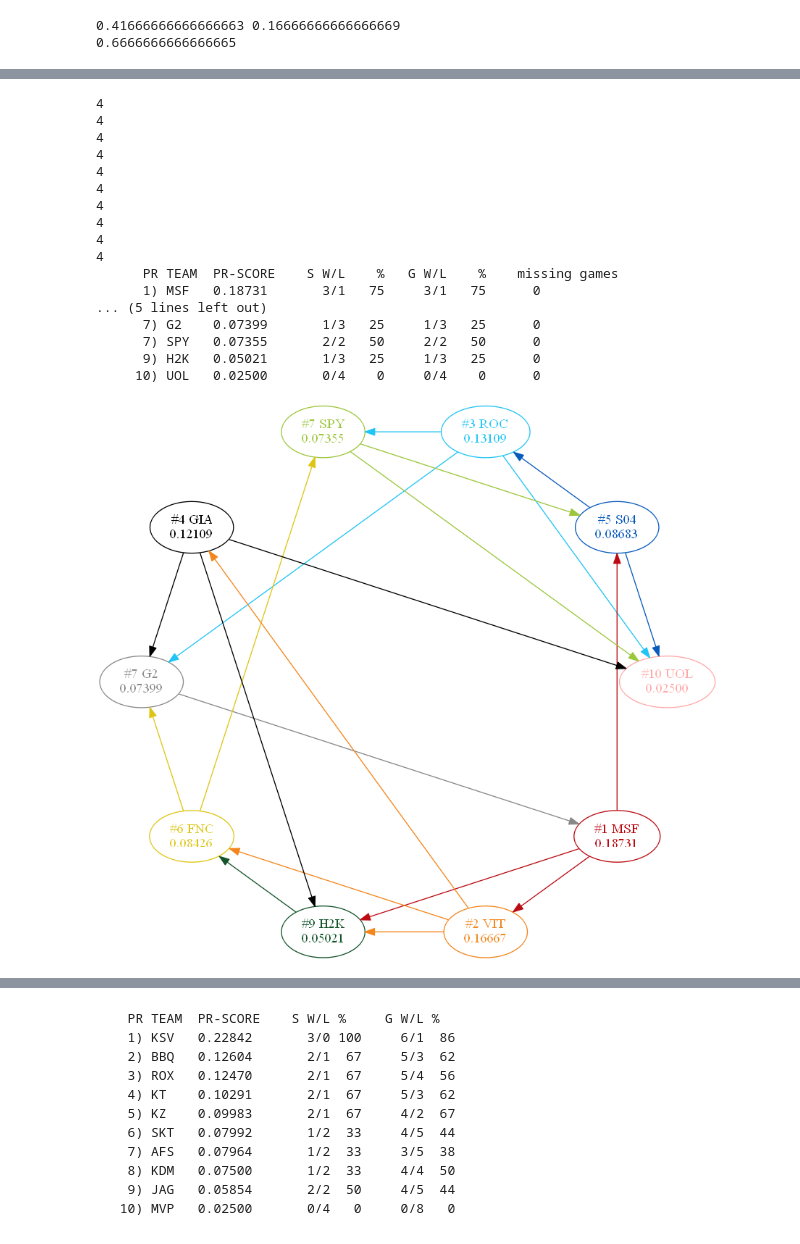
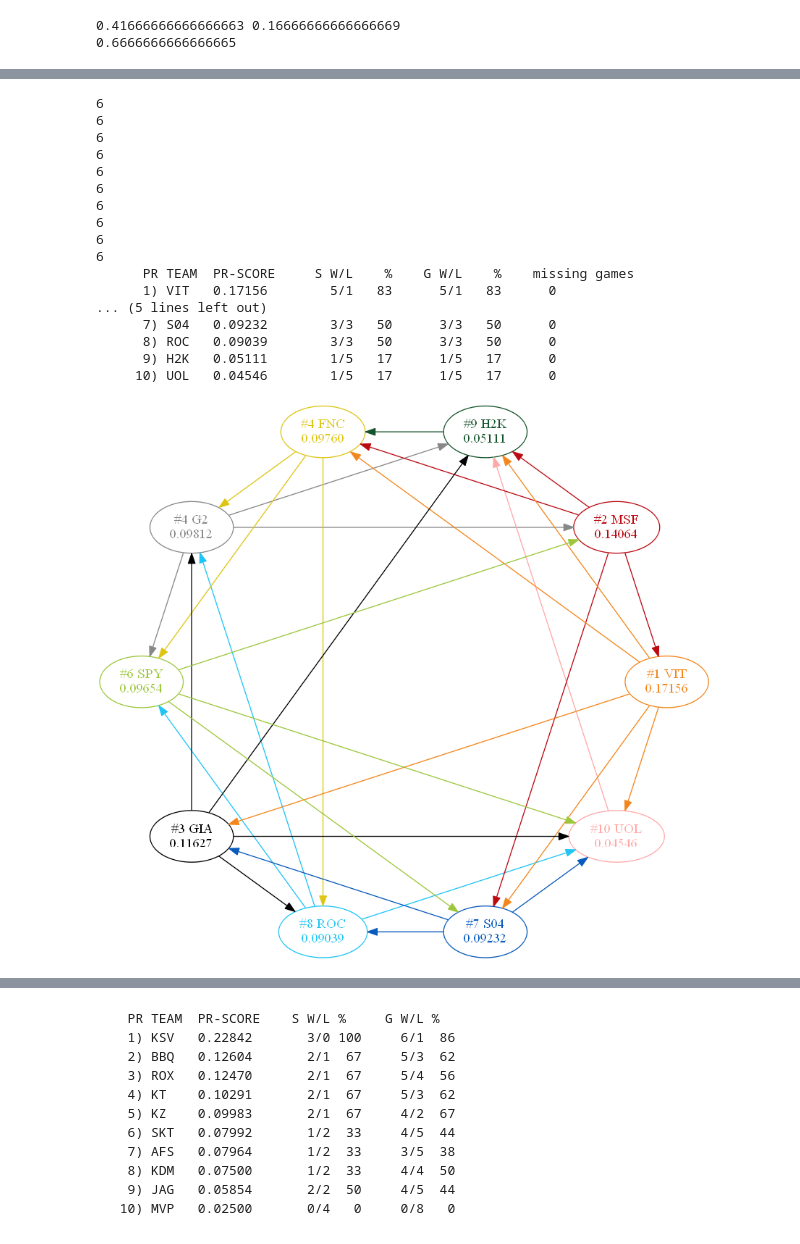
Before and after one commit to MingweiSamuel/LCS-PageRank, a Jupyter notebook: week2_na.ipynb, the cells around one changed output, grey strips where cells are left out. Saved outputs shown, nothing was run; the diff lists cells and outputs as text; code cells hidden in the pictures.

```diff
--- a/week2_na.ipynb
+++ b/week2_na.ipynb
@@ -31,6 +31,10 @@ def rank(teams, teamcolors, games):
             wl[game[1]][1] += 1
         if 4 == len(game):
             w, l = (game[0], game[1]) if game[2] > game[3] else (game[1], game[0])
+            if game[2] == game[3]:
+                G.add_edge(w, l, weight=0.5)
+                G.add_edge(l, w, weight=0.5)
+                continue
             wl[w][0] += 1
             wl[l][1] += 1
             if game[2] + game[3] == 3:
@@ -47,12 +51,14 @@ def rank(teams, teamcolors, games):
     G_back = G.copy()
     G_back = G_back.reverse()
 
+    missing_games_dict = { team: max_games_per_team - sum(wl[team]) for team in teams}
+
     for team in teams:
-        missing_games = max_games_per_team - sum(wl[team])
+        missing_games = missing_games_dict[team]
         if missing_games > 0:
             for enemy in teams:
                 if enemy != team:
-                    G_back.add_edge(team, enemy, weight = missing_games / len(teams))
+                    G_back.add_edge(team, enemy, weight = missing_games / (len(teams) + 1))
 
         self_weight = max_games_per_team - sum(map(lambda e: e[2]['weight'], G_back.out_edges(team, data=True)))
         #self_weight += missing_games / len(teams)
@@ -70,7 +76,7 @@ def rank(teams, teamcolors, games):
 
     sorts = list(sorted(pr.keys(), key=lambda k: pr[k], reverse=True))
 
-    print('      PR TEAM  PR-SCORE    S W/L    %   G W/L    %    missing games')
+    print('      PR TEAM  PR-SCORE     S W/L    %    G W/L    %    missing games')
     rank = 1
     ranks = {}
     for i in range(len(sorts)):
@@ -80,9 +86,9 @@ def rank(teams, teamcolors, games):
         ranks[team] = rank
         wins = len(G.out_edges(team))
         losses = len(G.in_edges(team))
-        print('    {:3d}) {:5s} {:.5f}       {:d}/{:<2d} {:3.0f}     {:d}/{:<2d} {:3.0f}    {:3d}'.format(
+        print('    {:3d}) {:5s} {:.5f}       {:2d}/{:<2d} {:3.0f}     {:2d}/{:<2d} {:3.0f}    {:3d}'.format(
             rank, team, pr[team], wl[team][0], wl[team][1], 100 * wl[team][0] / sum(wl[team]),
-            wins, losses, 100 * wins / (wins + losses), max_games_per_team - sum(wl[team])))
+            wins, losses, 100 * wins / (wins + losses), missing_games_dict[team]))
 
     P = nx.drawing.nx_pydot.to_pydot(G)
 
@@ -456,48 +501,60 @@ eulcs = {
     'games': [
         # (winner, loser)
         # w1d1
-        ('G2', 'MSF'),
+        ('G2',  'MSF'),
         ('VIT', 'H2K'),
         ('GIA', 'UOL'),
         ('S04', 'ROC'),
         ('FNC', 'SPY'),
         # w1d2
         ('VIT', 'GIA'),
         ('SPY', 'UOL'),
         ('H2K', 'FNC'),
         ('ROC', 'G2'),
         ('MSF', 'S04'),
         # w2d1
         ('GIA', 'G2'),
         ('ROC', 'SPY'),
         ('MSF', 'H2K'),
         ('VIT', 'FNC'),
         ('S04', 'UOL'),
         # w2d2
         ('GIA', 'H2K'),
         ('ROC', 'UOL'),
         ('MSF', 'VIT'),
         ('SPY', 'S04'),
         ('FNC', 'G2'),
+        # w3d1
+        ('UOL', 'H2K'),
+        ('GIA', 'ROC'),
+        ('VIT', 'S04'),
+        ('G2',  'SPY'),
+        ('MSF', 'FNC'),
+        # w3d2
+        ('VIT', 'UOL'),
+        ('S04', 'GIA'),
+        ('FNC', 'ROC'),
+        ('G2',  'H2K'),
+        ('SPY', 'MSF'),
     ]
 }
 rank(**eulcs)
 # %% [output]
-4
-4
-4
-4
-4
-4
-4
-4
-4
-4
-      PR TEAM  PR-SCORE    S W/L    %   G W/L    %    missing games
-      1) MSF   0.18731       3/1   75     3/1   75      0
+6
+6
+6
+6
+6
+6
+6
+6
+6
+6
+      PR TEAM  PR-SCORE     S W/L    %    G W/L    %    missing games
+      1) VIT   0.17156        5/1   83      5/1   83      0
 ... (5 lines left out)
-      7) G2    0.07399       1/3   25     1/3   25      0
-      7) SPY   0.07355       2/2   50     2/2   50      0
-      9) H2K   0.05021       1/3   25     1/3   25      0
-     10) UOL   0.02500       0/4    0     0/4    0      0
+      7) S04   0.09232        3/3   50      3/3   50      0
+      8) ROC   0.09039        3/3   50      3/3   50      0
+      9) H2K   0.05111        1/5   17      1/5   17      0
+     10) UOL   0.04546        1/5   17      1/5   17      0
-[figure, old version]
+[figure, new version]
```
Also changed, not shown: parts of 5 cells of this notebook.
